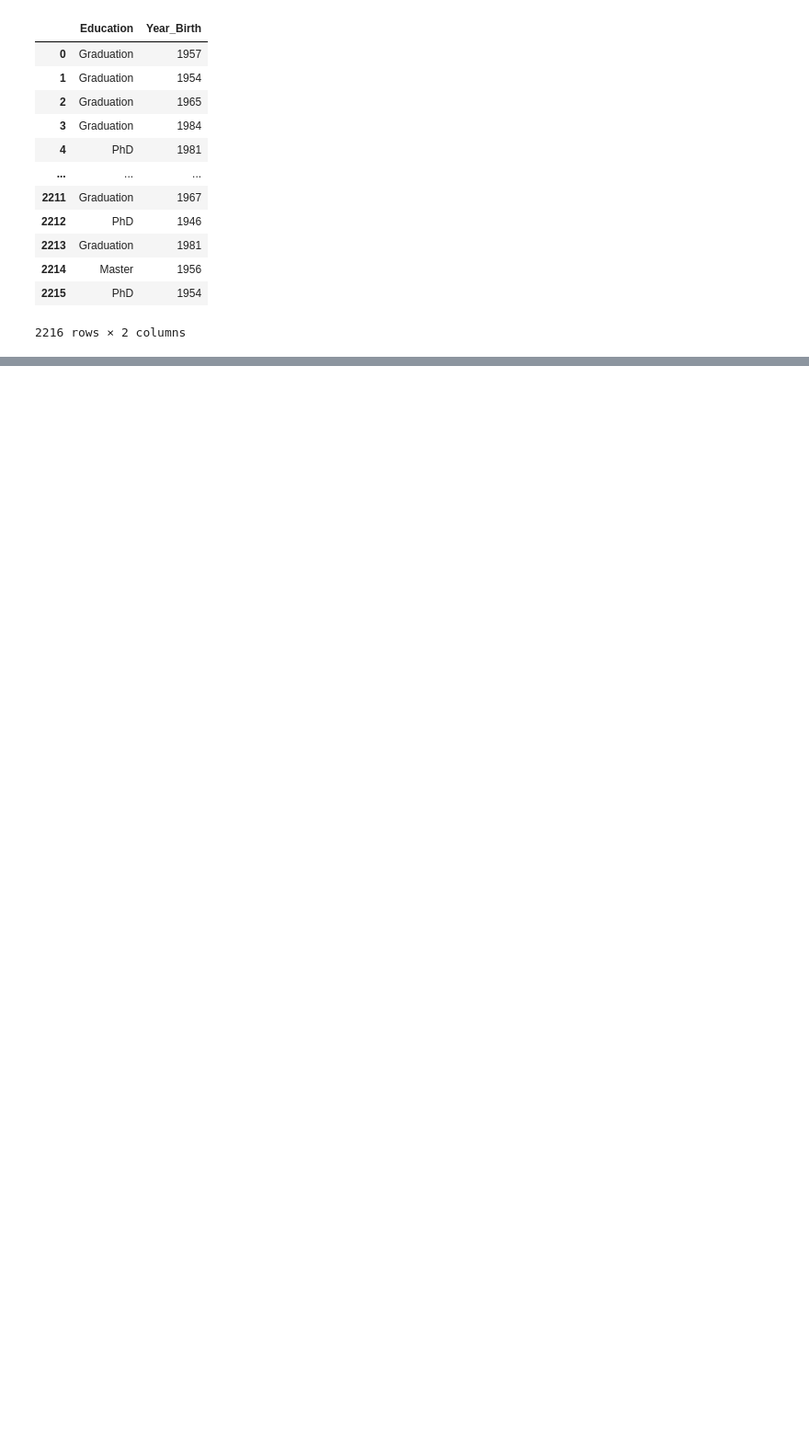
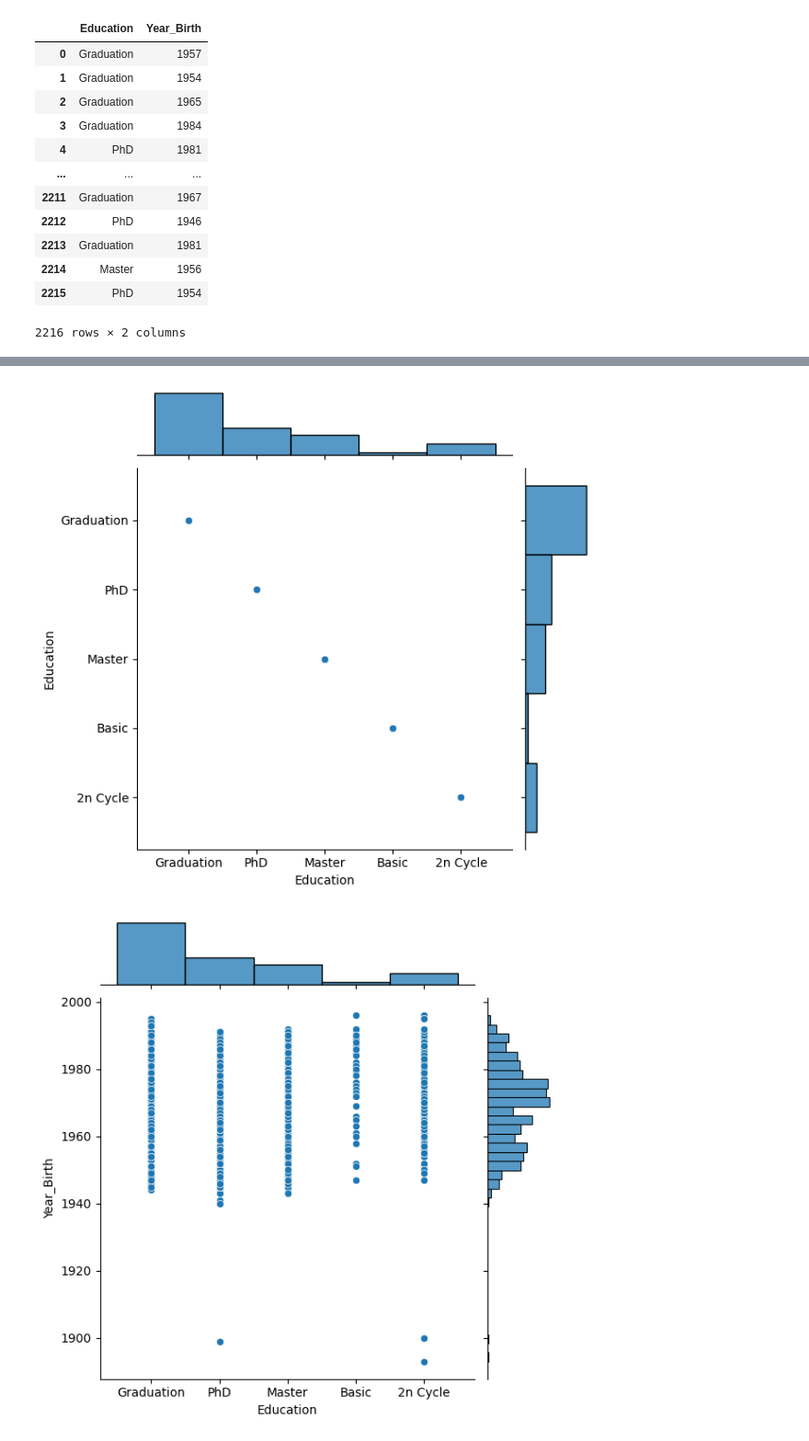
Before and after one commit to dcjh/1015_Mini_Project, a Jupyter notebook: Age_Education_EDA.ipynb, the cells around one changed output, grey strips where cells are left out. Shown at 92% size. Cells and saved outputs as stored; diff of their text form; code cells hidden in the pictures; blank space fills up the shorter version.

```diff
--- a/Age_Education_EDA.ipynb
+++ b/Age_Education_EDA.ipynb
@@ -58,0 +67,3 @@ Looking through the data, we find many of them suitable to be used as predictor
+# %%
+jointplot= pd.concat([joint_predictor, joint_response], axis = 1).reindex(joint_predictor.index)
+jointplot.describe(include='all')
@@ -58,0 +100,6 @@ Looking through the data, we find many of them suitable to be used as predictor
+# %%
+for var in jointplot:
+    sb.jointplot(data = jointplot, x = "Education", y = var, height = 6)
+# %% [output]
+[figure, added]
+[figure, added]
```
Also changed, not shown: parts of 16 cells of this notebook.
